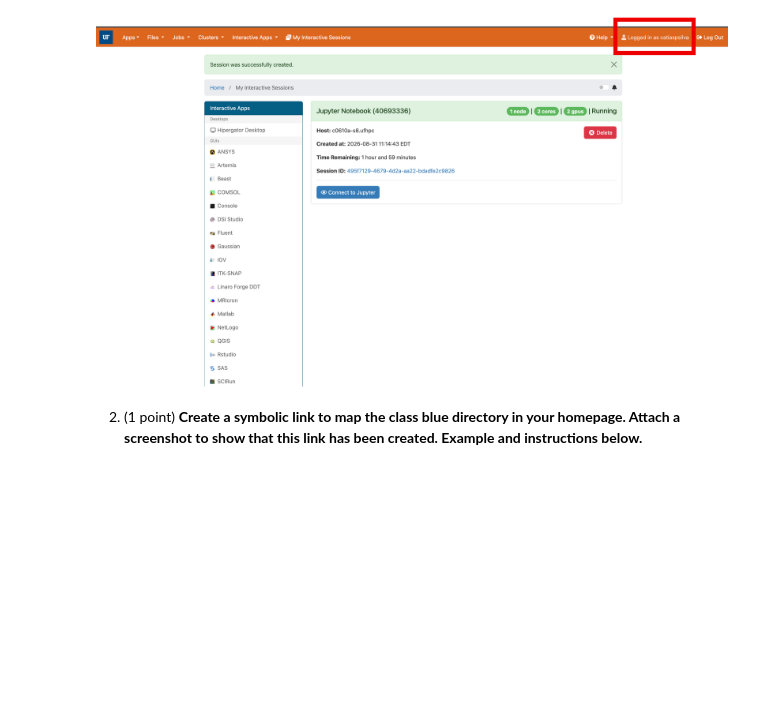
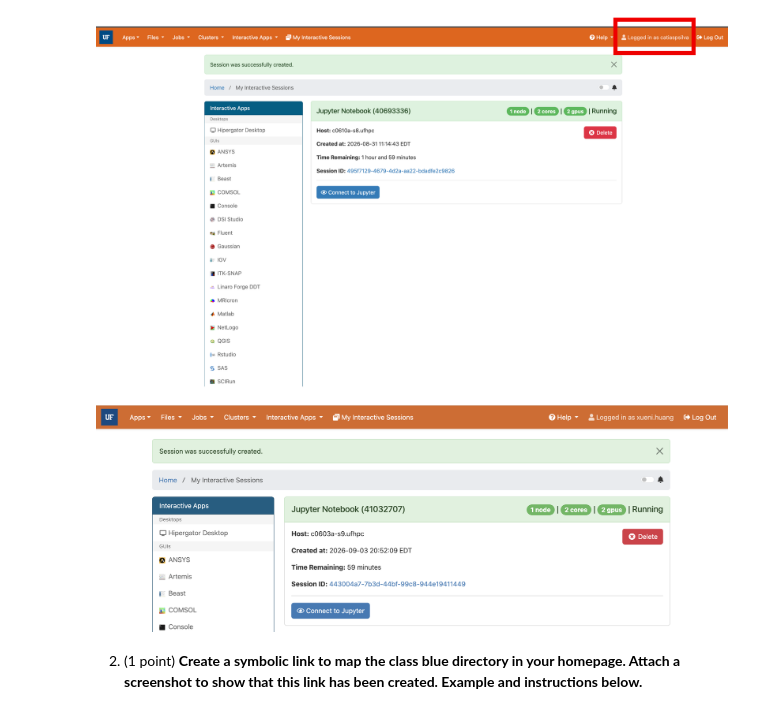
Before and after one commit to ShaeHuang/uf-egn5216-eel5934-eel4930-fall-2026-homework-0-shaehuang-main, a Jupyter notebook: Homework 0 Part 2.ipynb, the cells around one changed output. Saved outputs shown, nothing was run; the diff lists cells and outputs as text; code cells hidden in the pictures; blank space fills up the shorter version.

```diff
--- a/Homework 0 Part 2.ipynb
+++ b/Homework 0 Part 2.ipynb
@@ -113,6 +241,11 @@ from IPython.display import Image
 Image('figures/ood_rc.png', width=900)
 # %% [output]
 [figure]
+# %%
+from IPython.display import Image
+Image('figures/1.png', width=900)
+# %% [output]
+[figure, added]
 # %% [markdown]
 2. (1 point) **Create a symbolic link to map the class blue directory in your homepage. Attach a screenshot to show that this link has been created. Example and instructions below.**
 # %%
```
Also changed, not shown: parts of 20 cells of this notebook, 1 other file.
